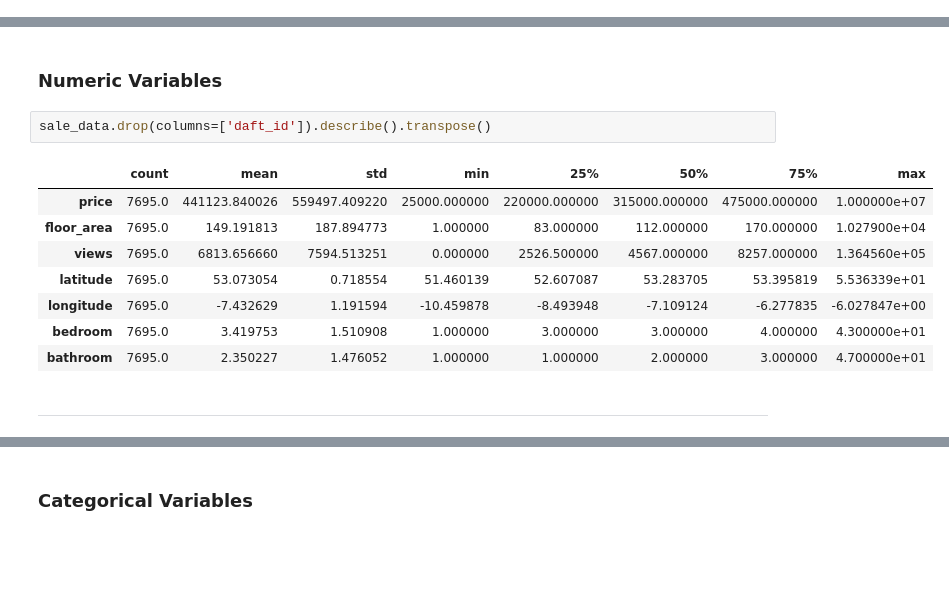
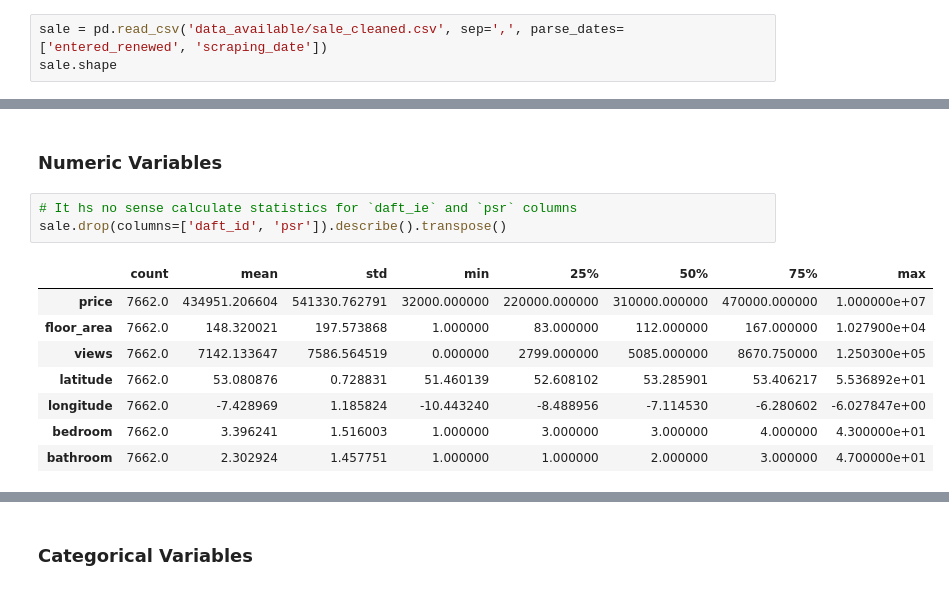
Before and after one commit to javiicc/Identifying_Potential_Investment_Opportunities_In_The_Irish_Real_Estate_Market_Using_MachineLearning, a Jupyter notebook: Data_Analysis.ipynb, the cells around one changed output, grey strips where cells are left out. Cells and saved outputs as stored; diff of their text form; blank space fills up the shorter version.

```diff
--- a/Data_Analysis.ipynb
+++ b/Data_Analysis.ipynb
@@ -16,0 +35,3 @@
+# %%
+sale = pd.read_csv('data_available/sale_cleaned.csv', sep=',', parse_dates=['entered_renewed', 'scraping_date'])
+sale.shape
@@ -111,15 +97,14 @@ memory usage: 901.9+ KB
 # %% [markdown]
 ### Numeric Variables
 # %%
-sale_data.drop(columns=['daft_id']).describe().transpose()
+# It hs no sense calculate statistics for `daft_ie` and `psr` columns
+sale.drop(columns=['daft_id', 'psr']).describe().transpose()
 # %% [output]
 |  | count | mean | std | min | 25% | 50% | 75% | max |
-| price | 7695.0 | 441123.840026 | 559497.409220 | 25000.000000 | 220000.000000 | 315000.000000 | 475000.000000 | 1.000000e+07 |
-| floor_area | 7695.0 | 149.191813 | 187.894773 | 1.000000 | 83.000000 | 112.000000 | 170.000000 | 1.027900e+04 |
-| views | 7695.0 | 6813.656660 | 7594.513251 | 0.000000 | 2526.500000 | 4567.000000 | 8257.000000 | 1.364560e+05 |
-| latitude | 7695.0 | 53.073054 | 0.718554 | 51.460139 | 52.607087 | 53.283705 | 53.395819 | 5.536339e+01 |
-| longitude | 7695.0 | -7.432629 | 1.191594 | -10.459878 | -8.493948 | -7.109124 | -6.277835 | -6.027847e+00 |
-| bedroom | 7695.0 | 3.419753 | 1.510908 | 1.000000 | 3.000000 | 3.000000 | 4.000000 | 4.300000e+01 |
-| bathroom | 7695.0 | 2.350227 | 1.476052 | 1.000000 | 1.000000 | 2.000000 | 3.000000 | 4.700000e+01 |
+| price | 7662.0 | 434951.206604 | 541330.762791 | 32000.000000 | 220000.000000 | 310000.000000 | 470000.000000 | 1.000000e+07 |
+| floor_area | 7662.0 | 148.320021 | 197.573868 | 1.000000 | 83.000000 | 112.000000 | 167.000000 | 1.027900e+04 |
+| views | 7662.0 | 7142.133647 | 7586.564519 | 0.000000 | 2799.000000 | 5085.000000 | 8670.750000 | 1.250300e+05 |
+| latitude | 7662.0 | 53.080876 | 0.728831 | 51.460139 | 52.608102 | 53.285901 | 53.406217 | 5.536892e+01 |
+| longitude | 7662.0 | -7.428969 | 1.185824 | -10.443240 | -8.488956 | -7.114530 | -6.280602 | -6.027847e+00 |
+| bedroom | 7662.0 | 3.396241 | 1.516003 | 1.000000 | 3.000000 | 3.000000 | 4.000000 | 4.300000e+01 |
+| bathroom | 7662.0 | 2.302924 | 1.457751 | 1.000000 | 1.000000 | 2.000000 | 3.000000 | 4.700000e+01 |
-# %% [markdown]
---------------
```
Also changed, not shown: parts of 27 cells of this notebook, 1 other file.
